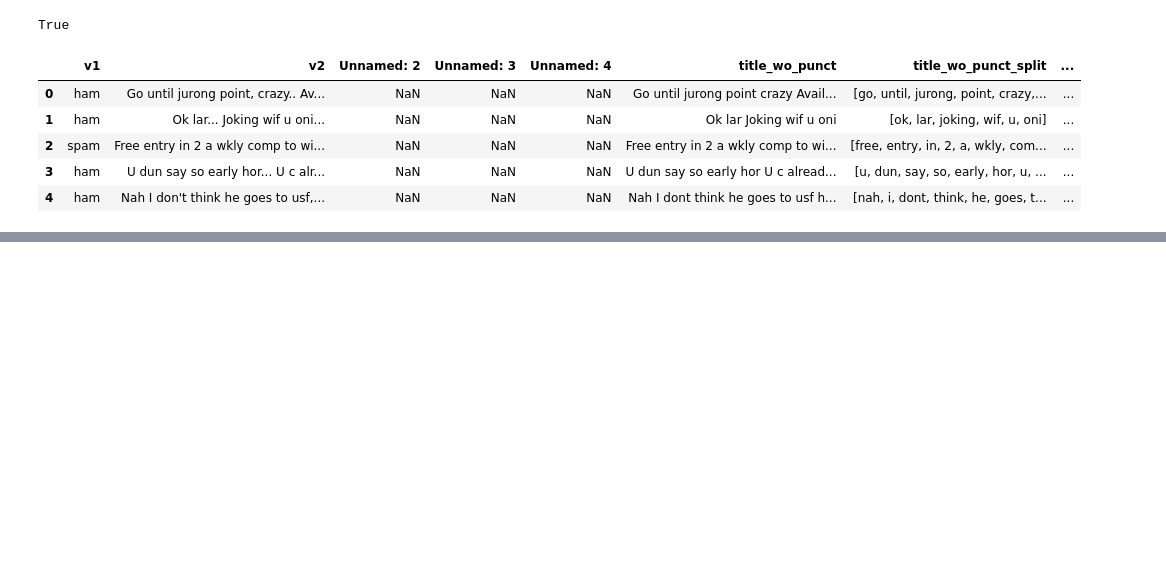
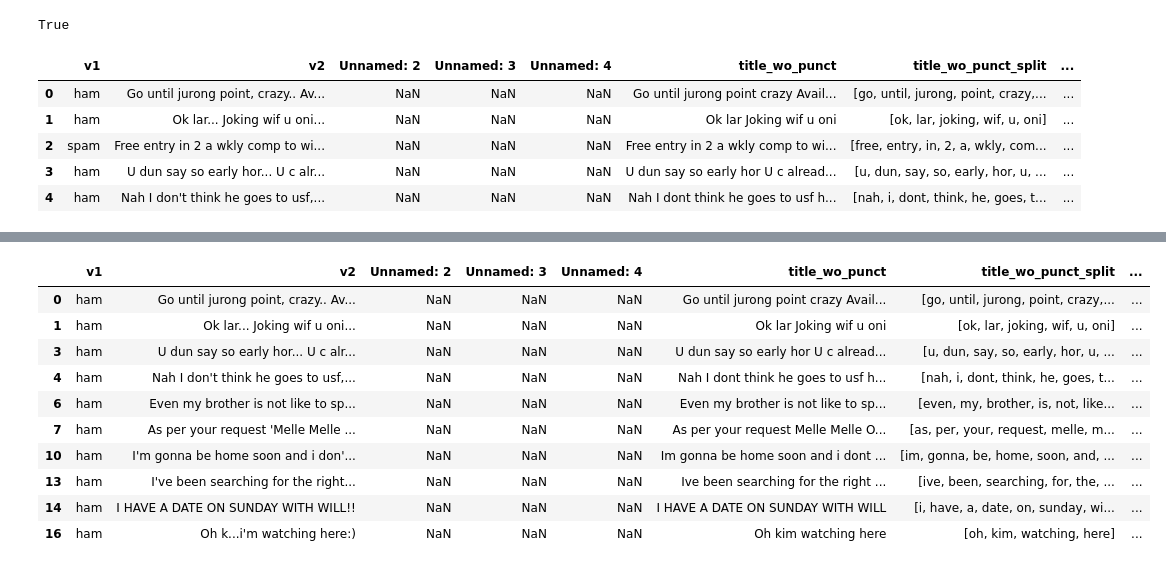
Before and after one commit to sarahasan17/Spam-message-Classification, a Jupyter notebook: spam.ipynb, the cells around one changed output, grey strips where cells are left out. Drawn from its saved outputs; the diff is of its cells as text; code cells hidden in the pictures; blank space fills up the shorter version.

```diff
--- a/spam.ipynb
+++ b/spam.ipynb
@@ -143,0 +206,16 @@ from sklearn.metrics import accuracy_score
+# %%
+ham_data = data.loc[data['v1'] == 'ham']
+# %%
+ham_data[:10]
+# %% [output]
+|  | v1 | v2 | Unnamed: 2 | Unnamed: 3 | Unnamed: 4 | title_wo_punct | title_wo_punct_split | ... |
+| 0 | ham | Go until jurong point, crazy.. Av... | NaN | NaN | NaN | Go until jurong point crazy Avail... | [go, until, jurong, point, crazy,... | ... |
+| 1 | ham | Ok lar... Joking wif u oni... | NaN | NaN | NaN | Ok lar Joking wif u oni | [ok, lar, joking, wif, u, oni] | ... |
+| 3 | ham | U dun say so early hor... U c alr... | NaN | NaN | NaN | U dun say so early hor U c alread... | [u, dun, say, so, early, hor, u, ... | ... |
+| 4 | ham | Nah I don't think he goes to usf,... | NaN | NaN | NaN | Nah I dont think he goes to usf h... | [nah, i, dont, think, he, goes, t... | ... |
+| 6 | ham | Even my brother is not like to sp... | NaN | NaN | NaN | Even my brother is not like to sp... | [even, my, brother, is, not, like... | ... |
+| 7 | ham | As per your request 'Melle Melle ... | NaN | NaN | NaN | As per your request Melle Melle O... | [as, per, your, request, melle, m... | ... |
+| 10 | ham | I'm gonna be home soon and i don'... | NaN | NaN | NaN | Im gonna be home soon and i dont ... | [im, gonna, be, home, soon, and, ... | ... |
+| 13 | ham | I've been searching for the right... | NaN | NaN | NaN | Ive been searching for the right ... | [ive, been, searching, for, the, ... | ... |
+| 14 | ham | I HAVE A DATE ON SUNDAY WITH WILL!! | NaN | NaN | NaN | I HAVE A DATE ON SUNDAY WITH WILL | [i, have, a, date, on, sunday, wi... | ... |
+| 16 | ham | Oh k...i'm watching here:) | NaN | NaN | NaN | Oh kim watching here | [oh, kim, watching, here] | ... |
```
Also changed, not shown: parts of 44 cells of this notebook.
